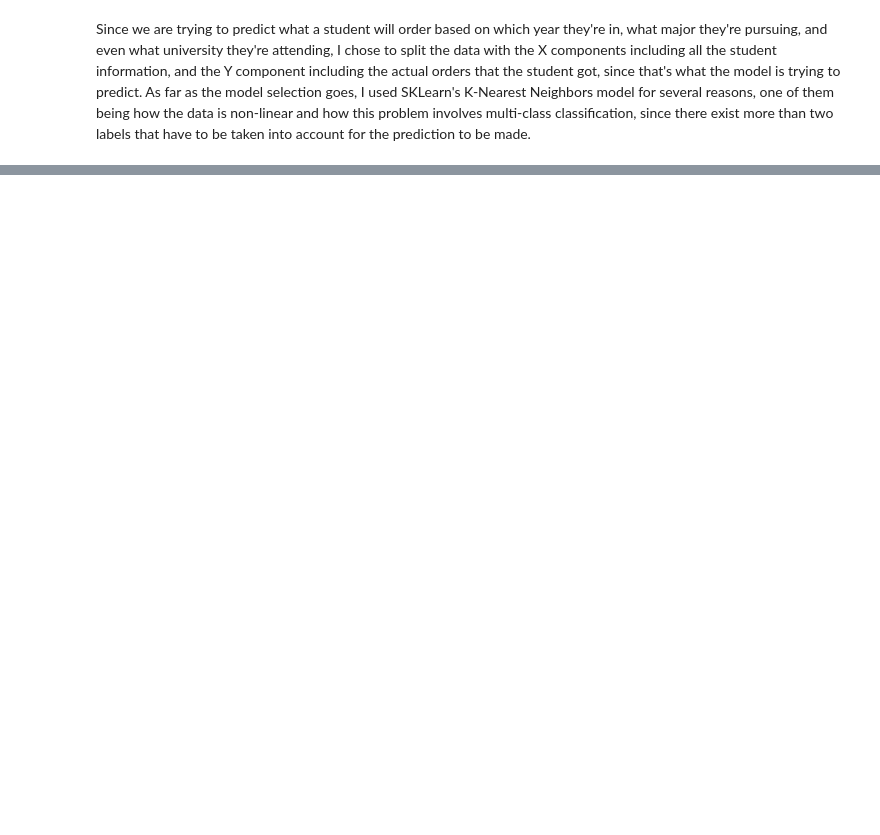
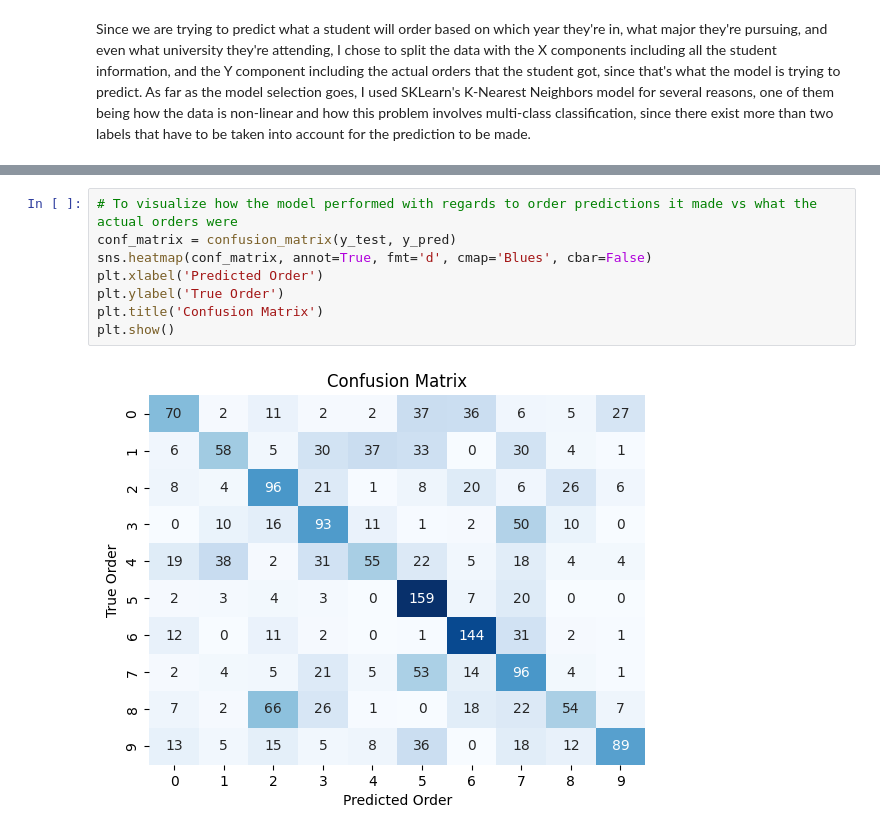
Before and after one commit to SXV357/Xtern-AI-WBA, a Jupyter notebook: FoodX.ipynb, the cells around one changed output, grey strips where cells are left out. Drawn from its saved outputs; the diff is of its cells as text; blank space fills up the shorter version.

```diff
--- a/FoodX.ipynb
+++ b/FoodX.ipynb
@@ -148,0 +223,10 @@ Thank you for using the application.
+# %%
+# To visualize how the model performed with regards to order predictions it made vs what the actual orders were
+conf_matrix = confusion_matrix(y_test, y_pred)
+sns.heatmap(conf_matrix, annot=True, fmt='d', cmap='Blues', cbar=False)
+plt.xlabel('Predicted Order')
+plt.ylabel('True Order')
+plt.title('Confusion Matrix')
+plt.show()
+# %% [output]
+[figure, added]
```
Also changed, not shown: parts of 20 cells of this notebook, 1 other file.
